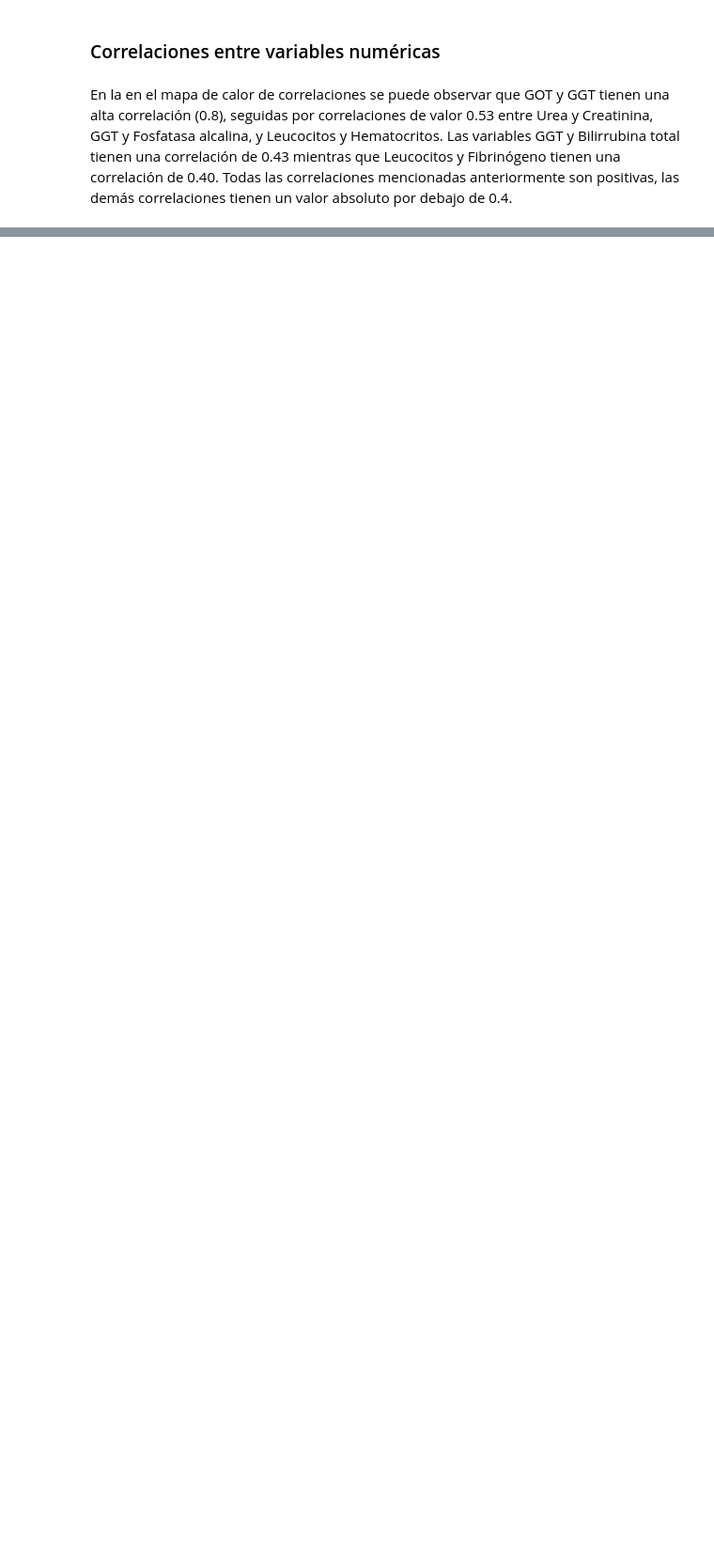
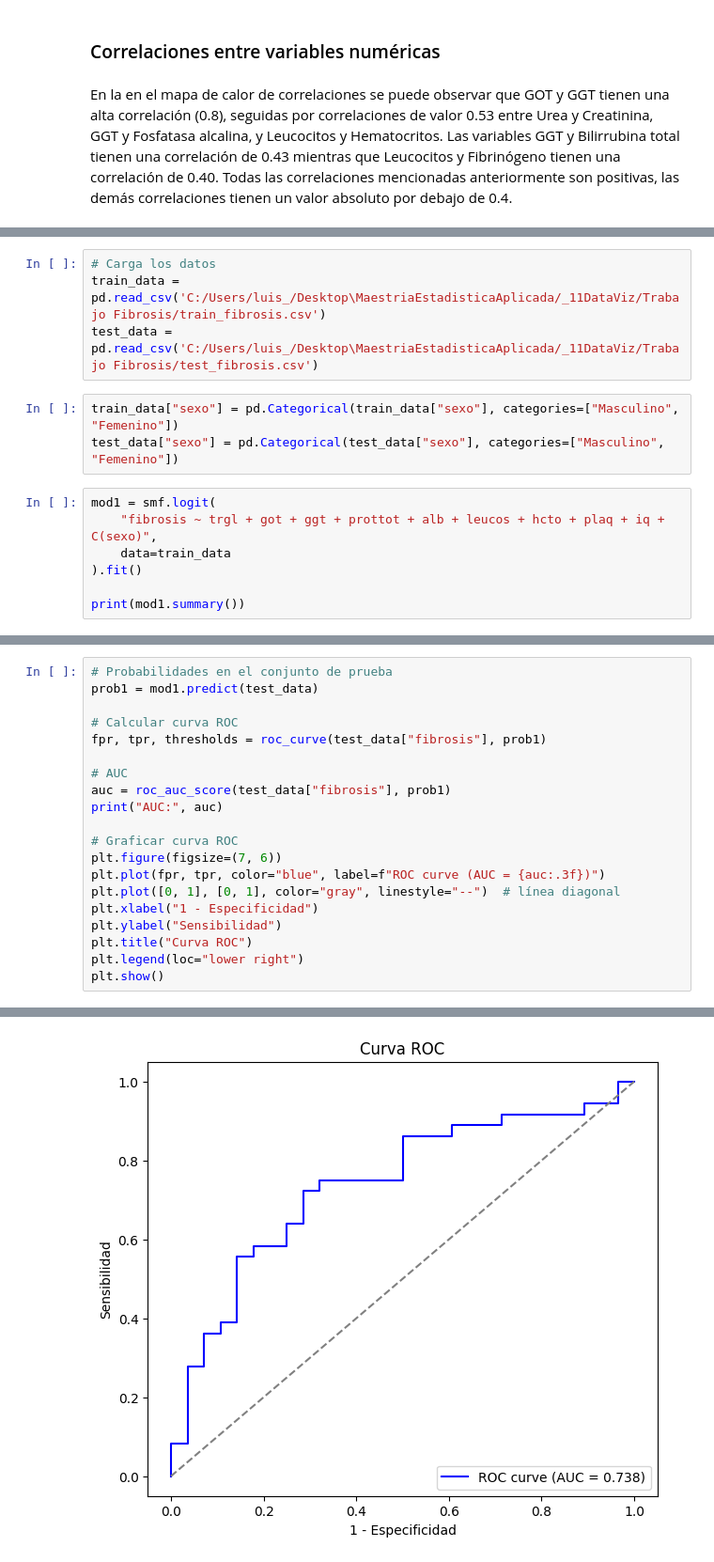
Before and after one commit to llunag/Python_data_viz, a Jupyter notebook: _sources/Fibrosis.ipynb, the cells around one changed output, grey strips where cells are left out. Shown: that part at 94% size. Saved outputs shown, nothing was run; the diff lists cells and outputs as text; blank space fills up the shorter version.

```diff
--- a/_sources/Fibrosis.ipynb
+++ b/_sources/Fibrosis.ipynb
@@ -347,0 +403,14 @@ plt.show()
+# %%
+# Carga los datos
+train_data = pd.read_csv('C:/Users/luis_/Desktop\MaestriaEstadisticaAplicada/_11DataViz/Trabajo Fibrosis/train_fibrosis.csv')
+test_data = pd.read_csv('C:/Users/luis_/Desktop\MaestriaEstadisticaAplicada/_11DataViz/Trabajo Fibrosis/test_fibrosis.csv')
+# %%
+train_data["sexo"] = pd.Categorical(train_data["sexo"], categories=["Masculino", "Femenino"])
+test_data["sexo"] = pd.Categorical(test_data["sexo"], categories=["Masculino", "Femenino"])
+# %%
+mod1 = smf.logit(
+    "fibrosis ~ trgl + got + ggt + prottot + alb + leucos + hcto + plaq + iq + C(sexo)",
+    data=train_data
+).fit()
+
+print(mod1.summary())
@@ -347,0 +459,21 @@ plt.show()
+# %%
+# Probabilidades en el conjunto de prueba
+prob1 = mod1.predict(test_data)
+
+# Calcular curva ROC
+fpr, tpr, thresholds = roc_curve(test_data["fibrosis"], prob1)
+
+# AUC
+auc = roc_auc_score(test_data["fibrosis"], prob1)
+print("AUC:", auc)
+
+# Graficar curva ROC
+plt.figure(figsize=(7, 6))
+plt.plot(fpr, tpr, color="blue", label=f"ROC curve (AUC = {auc:.3f})")
+plt.plot([0, 1], [0, 1], color="gray", linestyle="--")  # línea diagonal
+plt.xlabel("1 - Especificidad")
+plt.ylabel("Sensibilidad")
+plt.title("Curva ROC")
+plt.legend(loc="lower right")
+plt.show()
+# %% [output]
@@ -347,0 +481 @@ plt.show()
+[figure, added]
```
Also changed, not shown: parts of 11 cells of this notebook, 12 other files.
